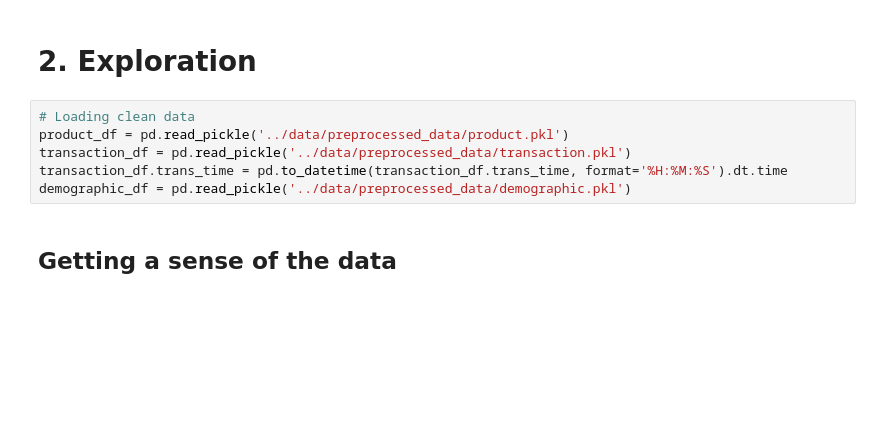
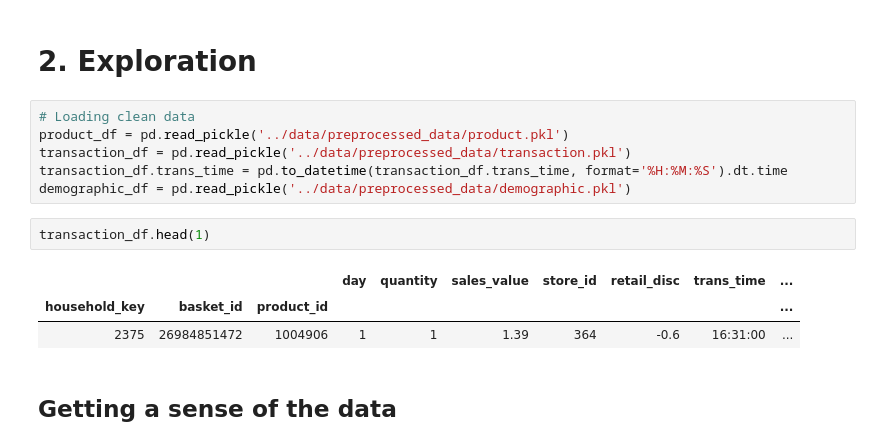
Before and after one commit to raphaelreiss/ADA_project, a Jupyter notebook: src/TermProject.ipynb, the cells around one changed output. Cells and saved outputs as stored; diff of their text form; blank space fills up the shorter version.

```diff
--- a/src/TermProject.ipynb
+++ b/src/TermProject.ipynb
@@ -221,6 +265,12 @@ product_df = pd.read_pickle('../data/preprocessed_data/product.pkl')
 transaction_df = pd.read_pickle('../data/preprocessed_data/transaction.pkl')
 transaction_df.trans_time = pd.to_datetime(transaction_df.trans_time, format='%H:%M:%S').dt.time
 demographic_df = pd.read_pickle('../data/preprocessed_data/demographic.pkl')
+# %%
+transaction_df.head(1)
+# %% [output]
+|  |  |  | day | quantity | sales_value | store_id | retail_disc | trans_time | ... |
+| household_key | basket_id | product_id |  |  |  |  |  |  | ... |
+| 2375 | 26984851472 | 1004906 | 1 | 1 | 1.39 | 364 | -0.6 | 16:31:00 | ... |
 # %% [markdown]
 <a id=sense></a>
 ## Getting a sense of the data
```
Also changed, not shown: parts of 26 cells of this notebook, 10 other files.
